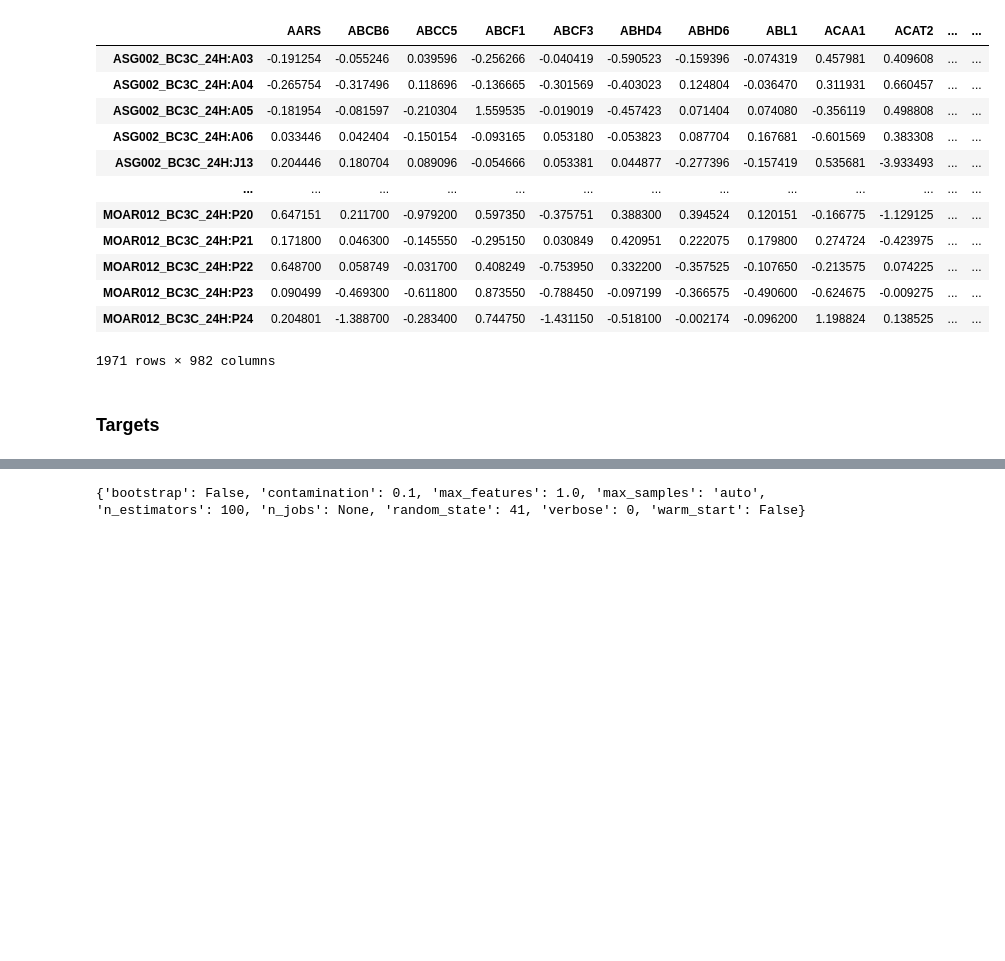
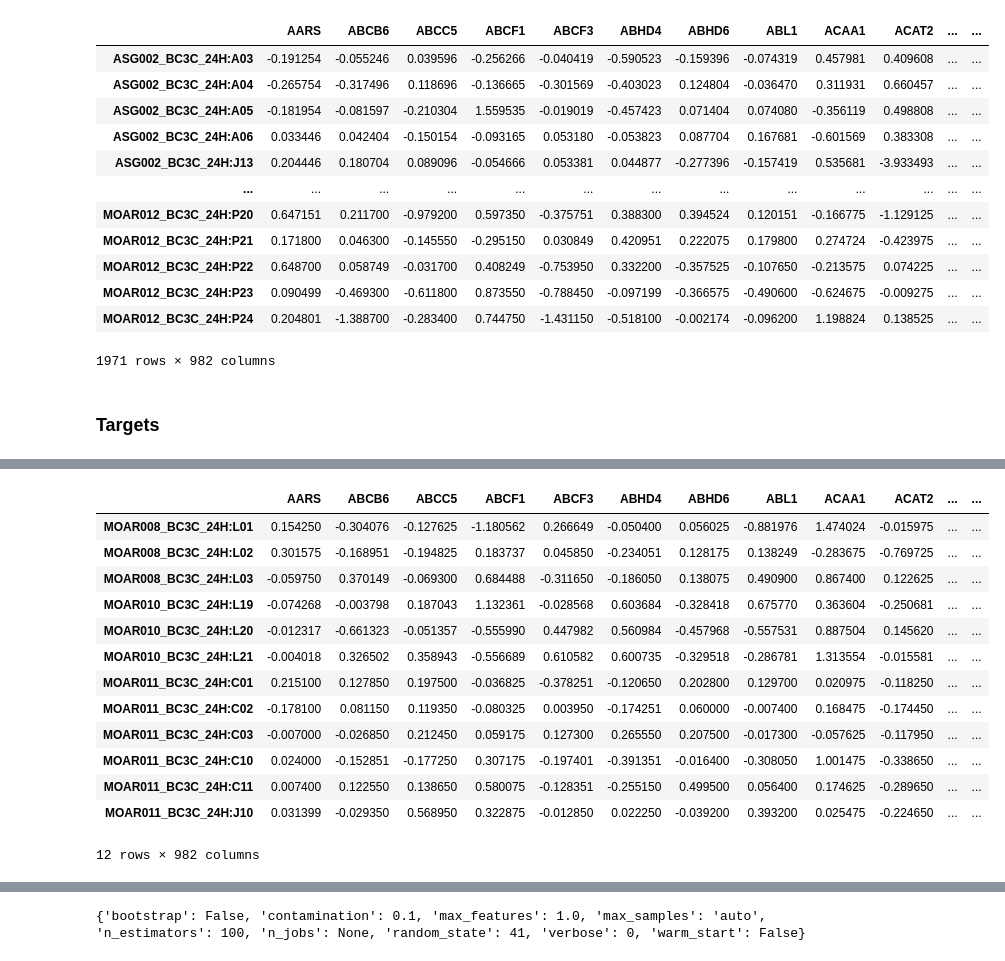
Before and after one commit to jingsday/blca_publication, a Jupyter notebook: blca_publication_Scripts/blca_Scripts_dpds/blca_Scripts_dpds_outliers copy.ipynb, the cells around one changed output, grey strips where cells are left out. Cells and saved outputs as stored; diff of their text form; code cells hidden in the pictures; blank space fills up the shorter version.

```diff
--- a/blca_publication_Scripts/blca_Scripts_dpds/blca_Scripts_dpds_outliers copy.ipynb
+++ b/blca_publication_Scripts/blca_Scripts_dpds/blca_Scripts_dpds_outliers copy.ipynb
@@ -176,3 +185,25 @@ display(to_pca_df)
+# %%
+
+to_pca_df = data_norm_info_df.loc[
+    data_norm_info_df.pert_drug.isin(['testosterone-enanthate',
+ 'testosterone-propionate','oxandrolone','nandrolone', 'flufenamic-acid'])]
+
+display(to_pca_df)
+# %% [output]
+|  | AARS | ABCB6 | ABCC5 | ABCF1 | ABCF3 | ABHD4 | ABHD6 | ABL1 | ACAA1 | ACAT2 | ... | ... |
+| MOAR008_BC3C_24H:L01 | 0.154250 | -0.304076 | -0.127625 | -1.180562 | 0.266649 | -0.050400 | 0.056025 | -0.881976 | 1.474024 | -0.015975 | ... | ... |
+| MOAR008_BC3C_24H:L02 | 0.301575 | -0.168951 | -0.194825 | 0.183737 | 0.045850 | -0.234051 | 0.128175 | 0.138249 | -0.283675 | -0.769725 | ... | ... |
+| MOAR008_BC3C_24H:L03 | -0.059750 | 0.370149 | -0.069300 | 0.684488 | -0.311650 | -0.186050 | 0.138075 | 0.490900 | 0.867400 | 0.122625 | ... | ... |
+| MOAR010_BC3C_24H:L19 | -0.074268 | -0.003798 | 0.187043 | 1.132361 | -0.028568 | 0.603684 | -0.328418 | 0.675770 | 0.363604 | -0.250681 | ... | ... |
+| MOAR010_BC3C_24H:L20 | -0.012317 | -0.661323 | -0.051357 | -0.555990 | 0.447982 | 0.560984 | -0.457968 | -0.557531 | 0.887504 | 0.145620 | ... | ... |
+| MOAR010_BC3C_24H:L21 | -0.004018 | 0.326502 | 0.358943 | -0.556689 | 0.610582 | 0.600735 | -0.329518 | -0.286781 | 1.313554 | -0.015581 | ... | ... |
+| MOAR011_BC3C_24H:C01 | 0.215100 | 0.127850 | 0.197500 | -0.036825 | -0.378251 | -0.120650 | 0.202800 | 0.129700 | 0.020975 | -0.118250 | ... | ... |
+| MOAR011_BC3C_24H:C02 | -0.178100 | 0.081150 | 0.119350 | -0.080325 | 0.003950 | -0.174251 | 0.060000 | -0.007400 | 0.168475 | -0.174450 | ... | ... |
+| MOAR011_BC3C_24H:C03 | -0.007000 | -0.026850 | 0.212450 | 0.059175 | 0.127300 | 0.265550 | 0.207500 | -0.017300 | -0.057625 | -0.117950 | ... | ... |
+| MOAR011_BC3C_24H:C10 | 0.024000 | -0.152851 | -0.177250 | 0.307175 | -0.197401 | -0.391351 | -0.016400 | -0.308050 | 1.001475 | -0.338650 | ... | ... |
+| MOAR011_BC3C_24H:C11 | 0.007400 | 0.122550 | 0.138650 | 0.580075 | -0.128351 | -0.255150 | 0.499500 | 0.056400 | 0.174625 | -0.289650 | ... | ... |
+| MOAR011_BC3C_24H:J10 | 0.031399 | -0.029350 | 0.568950 | 0.322875 | -0.012850 | 0.022250 | -0.039200 | 0.393200 | 0.025475 | -0.224650 | ... | ... |
+12 rows × 982 columns
 # %%
 to_pca_dpds =DPD_df.loc[to_pca_df.index,['blca_invasiveness', 'blca_oncogenesis', 'blca_survival']]
 display(to_pca_dpds)
```
Also changed, not shown: parts of 16 cells of this notebook, 2 other files.
